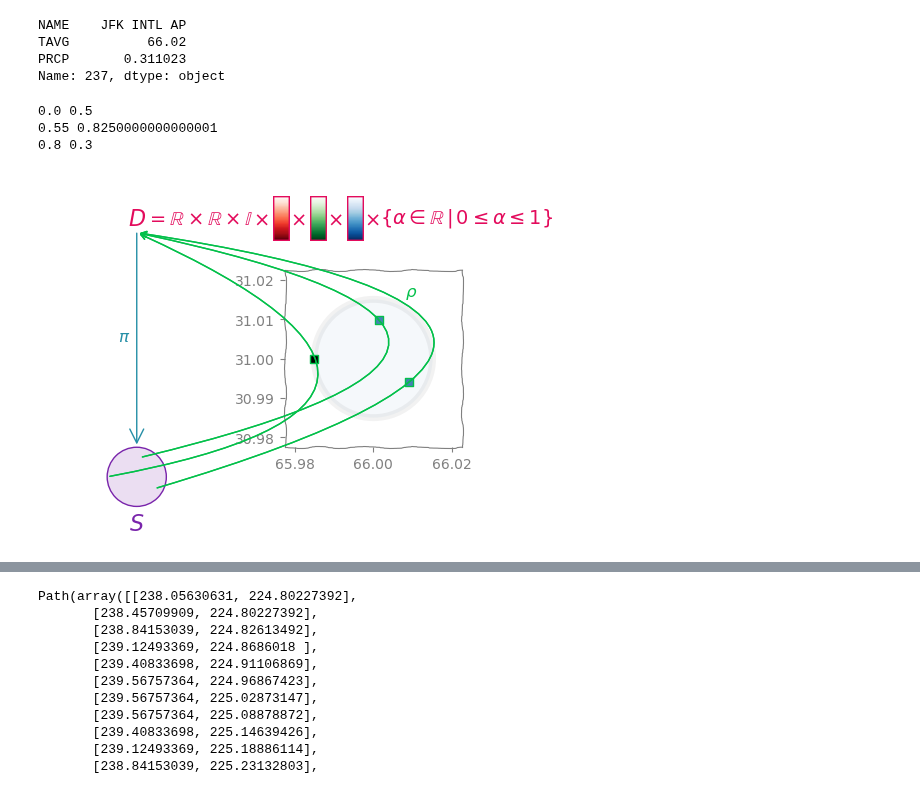
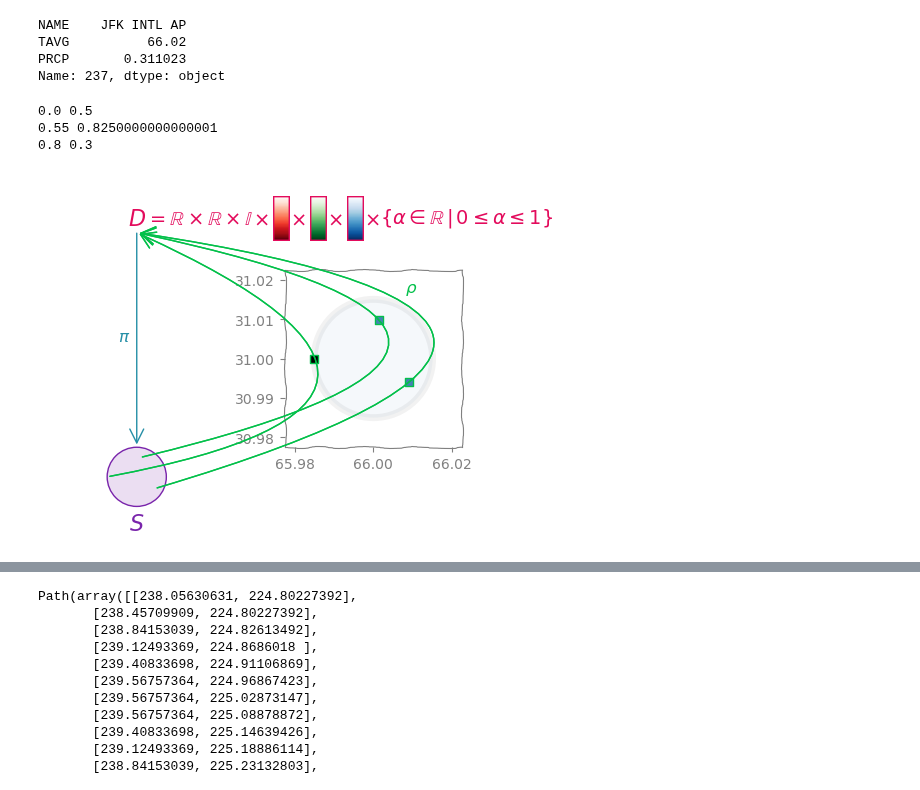
Before and after one commit to story645/team, a Jupyter notebook: paper/figcode/trivialbundle.ipynb, the cells around one changed output, grey strips where cells are left out. Cells and saved outputs as stored; diff of their text form; code cells hidden in the pictures.

```diff
--- a/paper/figcode/trivialbundle.ipynb
+++ b/paper/figcode/trivialbundle.ipynb
@@ -206,35 +206,36 @@ axrho.spines[:].set_color('gray')
 axrho.tick_params(colors='gray')
 cinner = 'steelblue'
 
 #sc = axrho.scatter(x,y, color= cinner, s=6000, edgecolor='k', lw=2, alpha=.05)
 x, y = (66, 31)
 r = .015
 sc = mpatches.Circle((x,y), radius=r, facecolor=cinner, edgecolor='k', lw=5, alpha=.05)
 axrho.add_patch(sc)
 axrho.set_aspect('equal')
 
 axrho.set(xlim=(x-1.5*r, x+1.5*r), ylim=(y-1.5*r, y+1.5*r))
 ax.set_aspect('equal')
 ax.set(ylim=(.4, 1))
 for (xr, yr, c, cs) in [(-r, 0, 'k', "arc3,rad=1.6"), (r*.1, r*.65, cinner, "arc3,rad=2.225"), (r*.6, -r*.4, cinner, "arc3,rad=2.25")]:
     axrho.scatter(x+xr, y+yr, color=c, marker='s', s=40, edgecolor=pcd['section'], linewidth=1, zorder=10)
     px = (r+xr)/(r*2)
     py = (r+yr)/(r*2)
     print(px, py)
-    sec = ax.annotate("", xytext=(px, py), textcoords=K, xy=(.5, -.1), xycoords=D, arrowprops={'arrowstyle':'->', 'color':pcd['section'],'connectionstyle':cs}, zorder=6)
+    sec = ax.annotate("", xytext=(px, py), textcoords=K, xy=(.5, -.1), xycoords=D,
+                      arrowprops={'arrowstyle':'->, head_width=.25', 'mutation_scale':25,'color':pcd['section'],'connectionstyle':cs}, zorder=6)
     ax.add_artist(sec)
 
 ax.annotate(r"$\rho$", (.9, .75), xycoords=sec, fontsize=ft-2, color=pcd['section'], zorder=6)
 ax.tick_params('both', length=0)
 ax.set(xticklabels=[], yticklabels=[])
 ax.axis('off')
 fig.savefig("../figures/fb_rho.png", dpi=300, bbox_inches='tight')
 fig.savefig("../figures/fb_rho.pdf", dpi=300, bbox_inches='tight')
 # %% [output]
 0.0 0.5
 0.55 0.8250000000000001
 0.8 0.3
-[figure, old version]
+[figure, new version]
 # %%
 sc.get_radius()
 # %% [output]
```
Also changed, not shown: parts of 2 cells of this notebook, 7 other files.
